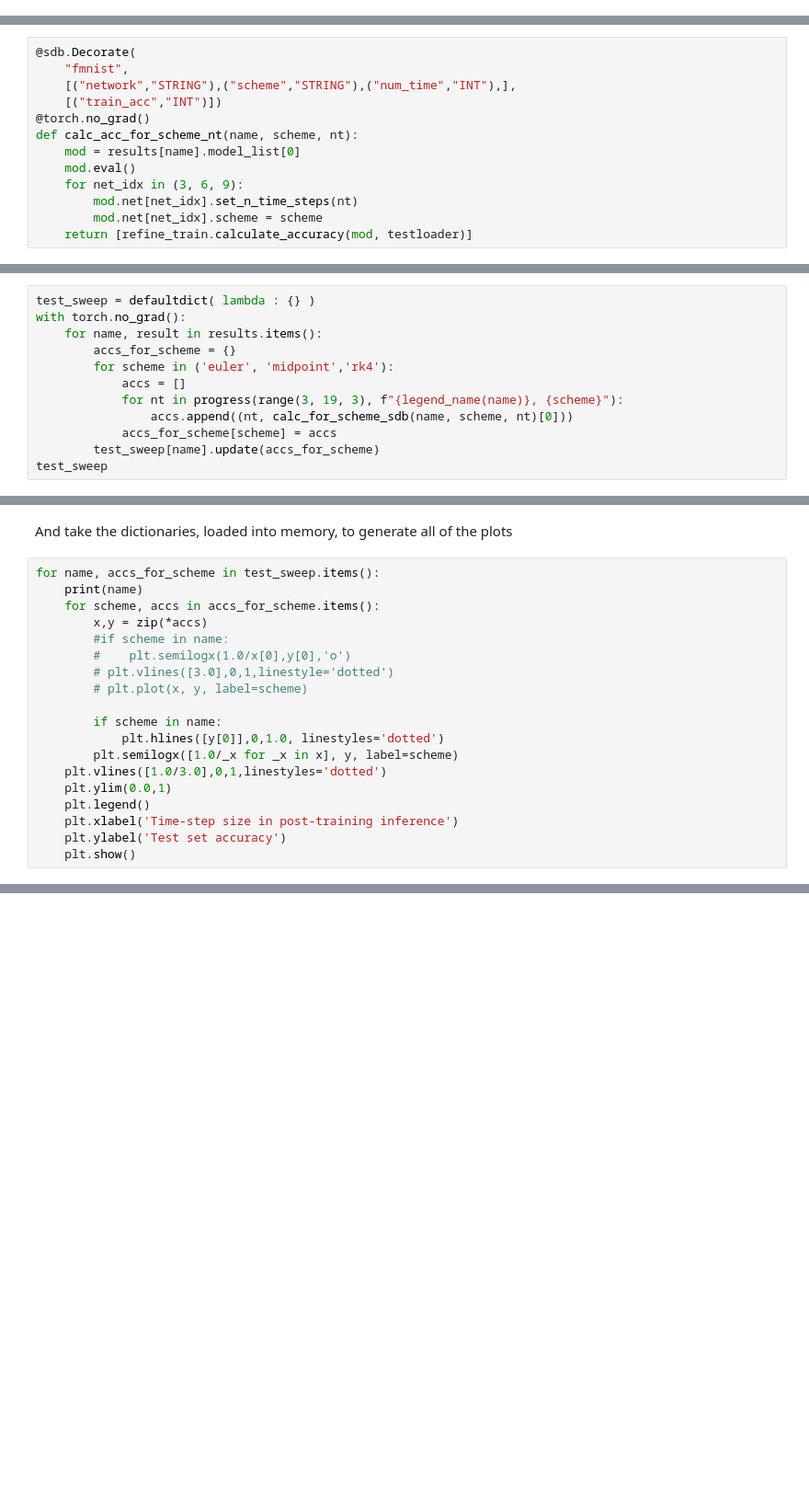
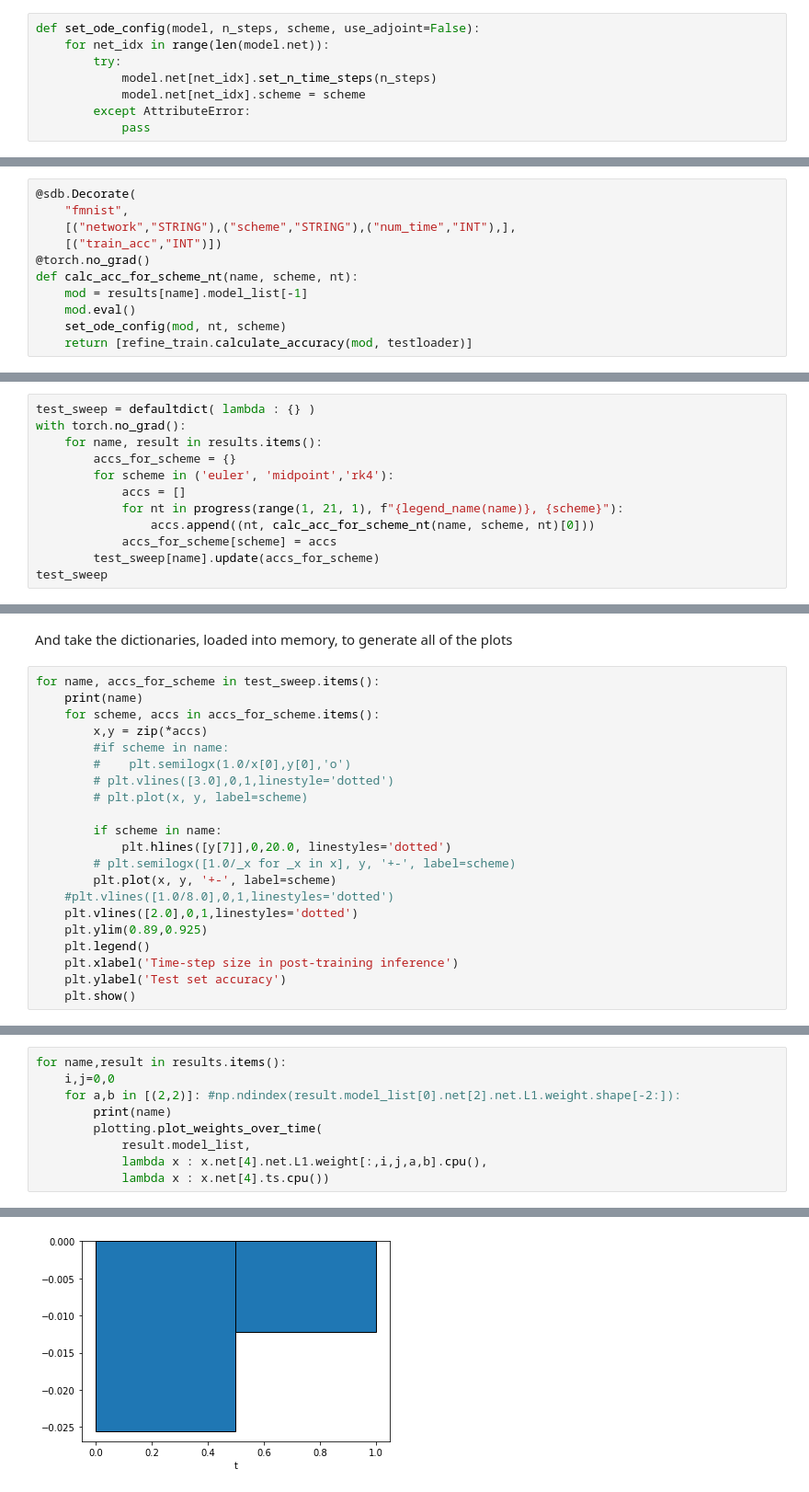
Before and after one commit to afqueiruga/StatefulOdeNets, a Jupyter notebook: fmnist_analysis.ipynb, the cells around one changed output, grey strips where cells are left out. Shown at 92% size. Saved outputs shown, nothing was run; the diff lists cells and outputs as text; blank space fills up the shorter version.

```diff
--- a/fmnist_analysis.ipynb
+++ b/fmnist_analysis.ipynb
@@ -45,3 +148,11 @@ refset,trainset,trainloader,testset,testloader = datasets.get_dataset("FMNIST",r
+# %%
+def set_ode_config(model, n_steps, scheme, use_adjoint=False):
+    for net_idx in range(len(model.net)):
+        try:
+            model.net[net_idx].set_n_time_steps(n_steps)
+            model.net[net_idx].scheme = scheme
+        except AttributeError:
+            pass
 # %%
 from SimDataDB import SimDataDB
 # %% [markdown]
@@ -55,9 +166,7 @@ sdb = SimDataDB("results/manifestation_study.sqlite")
     [("train_acc","INT")])
 @torch.no_grad()
 def calc_acc_for_scheme_nt(name, scheme, nt):
-    mod = results[name].model_list[0]
+    mod = results[name].model_list[-1]
     mod.eval()
-    for net_idx in (3, 6, 9):
-        mod.net[net_idx].set_n_time_steps(nt)
-        mod.net[net_idx].scheme = scheme
+    set_ode_config(mod, nt, scheme)
     return [refine_train.calculate_accuracy(mod, testloader)]
@@ -70,8 +181,8 @@ with torch.no_grad():
         accs_for_scheme = {}
         for scheme in ('euler', 'midpoint','rk4'):
             accs = []
-            for nt in progress(range(3, 19, 3), f"{legend_name(name)}, {scheme}"):
-                accs.append((nt, calc_for_scheme_sdb(name, scheme, nt)[0]))
+            for nt in progress(range(1, 21, 1), f"{legend_name(name)}, {scheme}"):
+                accs.append((nt, calc_acc_for_scheme_nt(name, scheme, nt)[0]))
             accs_for_scheme[scheme] = accs
         test_sweep[name].update(accs_for_scheme)
 test_sweep
@@ -114,10 +207,12 @@ for name, accs_for_scheme in test_sweep.items():
         # plt.plot(x, y, label=scheme)
 
         if scheme in name:
-            plt.hlines([y[0]],0,1.0, linestyles='dotted')
-        plt.semilogx([1.0/_x for _x in x], y, label=scheme)
-    plt.vlines([1.0/3.0],0,1,linestyles='dotted')
-    plt.ylim(0.0,1)
+            plt.hlines([y[7]],0,20.0, linestyles='dotted')
+        # plt.semilogx([1.0/_x for _x in x], y, '+-', label=scheme)
+        plt.plot(x, y, '+-', label=scheme)
+    #plt.vlines([1.0/8.0],0,1,linestyles='dotted')
+    plt.vlines([2.0],0,1,linestyles='dotted')
+    plt.ylim(0.89,0.925)
     plt.legend()
     plt.xlabel('Time-step size in post-training inference')
     plt.ylabel('Test set accuracy')
@@ -162,0 +224,10 @@ Total Tensors: 102052615        Used Memory: 98.21M
+# %%
+for name,result in results.items():
+    i,j=0,0
+    for a,b in [(2,2)]: #np.ndindex(result.model_list[0].net[2].net.L1.weight.shape[-2:]):
+        print(name)
+        plotting.plot_weights_over_time(
+            result.model_list,
+            lambda x : x.net[4].net.L1.weight[:,i,j,a,b].cpu(),
+            lambda x : x.net[4].ts.cpu())
+# %% [output]
@@ -162,0 +235 @@ Total Tensors: 102052615        Used Memory: 98.21M
+[figure, added]
```
Also changed, not shown: parts of 32 cells of this notebook, 1 other file.
